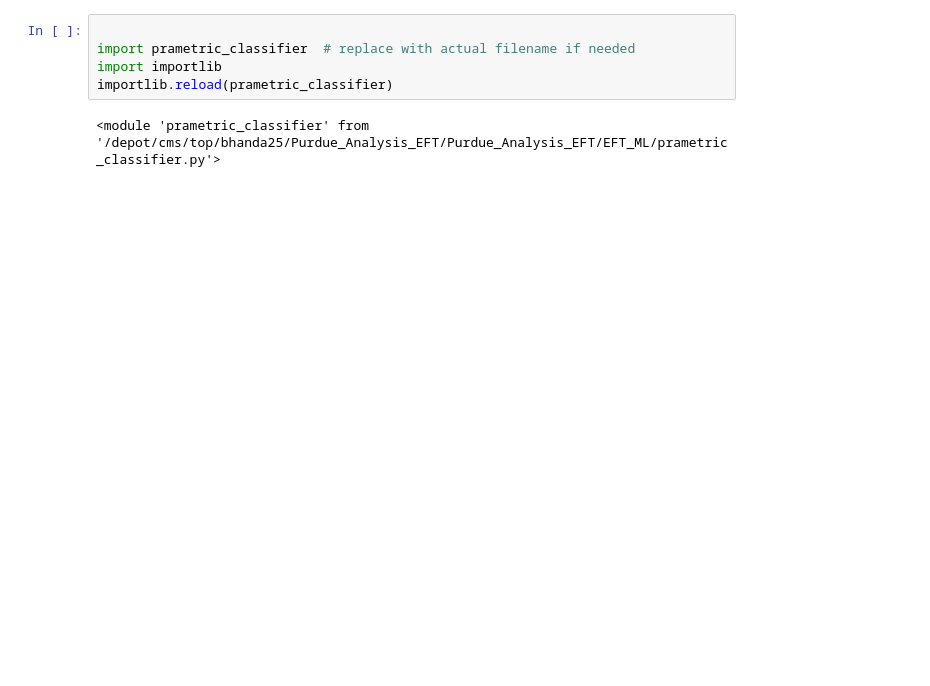
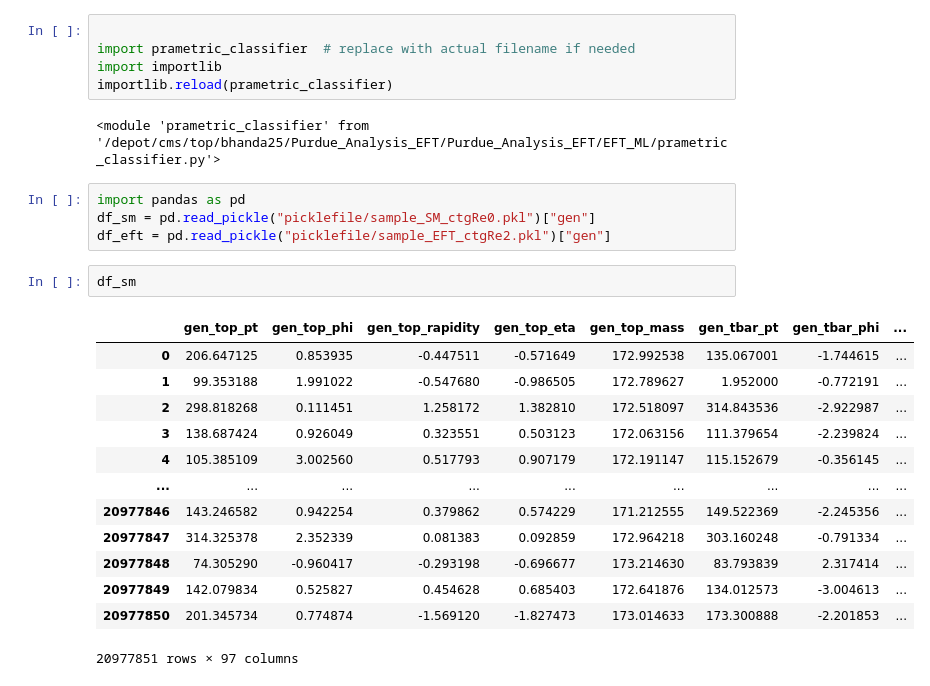
Before and after one commit to SantoshBh137/Purdue_Analysis_EFT, a Jupyter notebook: EFT_ML/ML_EFT_SM.ipynb, the cells around one changed output. Cells and saved outputs as stored; diff of their text form; blank space fills up the shorter version.

```diff
--- a/EFT_ML/ML_EFT_SM.ipynb
+++ b/EFT_ML/ML_EFT_SM.ipynb
@@ -5,3 +5,23 @@ import importlib
 importlib.reload(prametric_classifier)
 # %% [output]
 <module 'prametric_classifier' from '/depot/cms/top/bhanda25/Purdue_Analysis_EFT/Purdue_Analysis_EFT/EFT_ML/prametric_classifier.py'>
+# %%
+import pandas as pd
+df_sm = pd.read_pickle("picklefile/sample_SM_ctgRe0.pkl")["gen"]
+df_eft = pd.read_pickle("picklefile/sample_EFT_ctgRe2.pkl")["gen"]
+# %%
+df_sm
+# %% [output]
+|  | gen_top_pt | gen_top_phi | gen_top_rapidity | gen_top_eta | gen_top_mass | gen_tbar_pt | gen_tbar_phi | ... |
+| 0 | 206.647125 | 0.853935 | -0.447511 | -0.571649 | 172.992538 | 135.067001 | -1.744615 | ... |
+| 1 | 99.353188 | 1.991022 | -0.547680 | -0.986505 | 172.789627 | 1.952000 | -0.772191 | ... |
+| 2 | 298.818268 | 0.111451 | 1.258172 | 1.382810 | 172.518097 | 314.843536 | -2.922987 | ... |
+| 3 | 138.687424 | 0.926049 | 0.323551 | 0.503123 | 172.063156 | 111.379654 | -2.239824 | ... |
+| 4 | 105.385109 | 3.002560 | 0.517793 | 0.907179 | 172.191147 | 115.152679 | -0.356145 | ... |
+| ... | ... | ... | ... | ... | ... | ... | ... | ... |
+| 20977846 | 143.246582 | 0.942254 | 0.379862 | 0.574229 | 171.212555 | 149.522369 | -2.245356 | ... |
+| 20977847 | 314.325378 | 2.352339 | 0.081383 | 0.092859 | 172.964218 | 303.160248 | -0.791334 | ... |
+| 20977848 | 74.305290 | -0.960417 | -0.293198 | -0.696677 | 173.214630 | 83.793839 | 2.317414 | ... |
+| 20977849 | 142.079834 | 0.525827 | 0.454628 | 0.685403 | 172.641876 | 134.012573 | -3.004613 | ... |
+| 20977850 | 201.345734 | 0.774874 | -1.569120 | -1.827473 | 173.014633 | 173.300888 | -2.201853 | ... |
+20977851 rows × 97 columns
```
Also changed, not shown: parts of 9 cells of this notebook, 1 other file.
